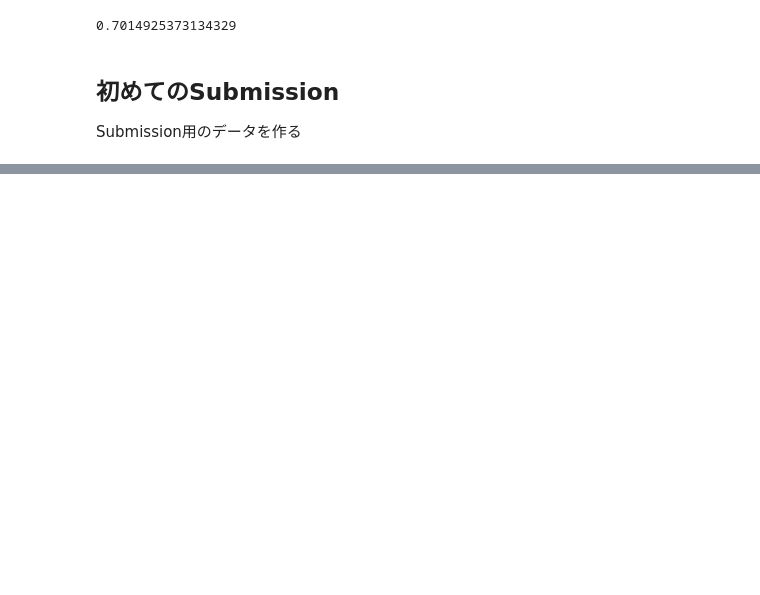
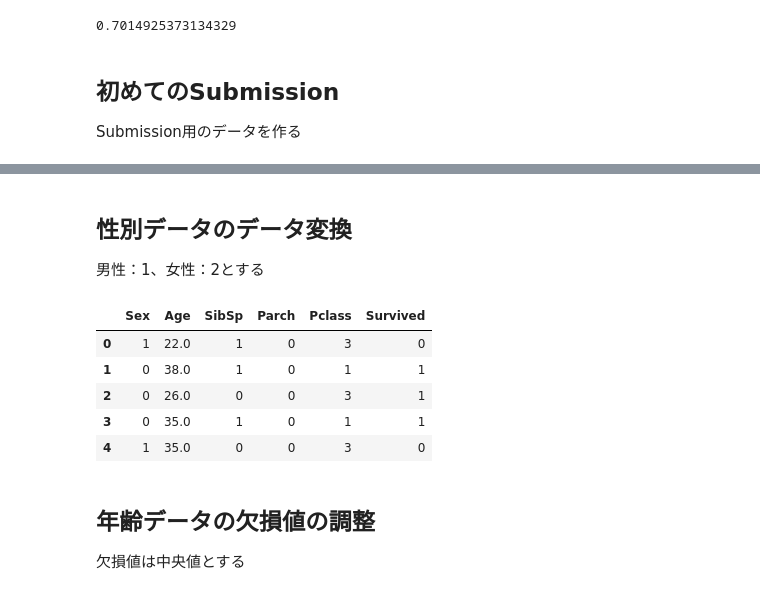
Before and after one commit to tetsuya-yamamoto-ai-learn/Practice03-L, a Jupyter notebook: titanic_challenge.ipynb, the cells around one changed output, grey strips where cells are left out. Cells and saved outputs as stored; diff of their text form; code cells hidden in the pictures; blank space fills up the shorter version.

```diff
--- a/titanic_challenge.ipynb
+++ b/titanic_challenge.ipynb
@@ -134 +167,22 @@ df_Submission.to_csv("toriaezuLogistic.csv", index=False)
+# %% [markdown]
+## 性別データのデータ変換
+
+男性：1、女性：2とする
+# %%
+df_titanic_2nd_challenge['Sex'] = df_titanic_2nd_challenge['Sex'].map({
+    'male':1,
+    'female':0
+})
+df_titanic_2nd_challenge.head()
+# %% [output]
+|  | Sex | Age | SibSp | Parch | Pclass | Survived |
+| 0 | 1 | 22.0 | 1 | 0 | 3 | 0 |
+| 1 | 0 | 38.0 | 1 | 0 | 1 | 1 |
+| 2 | 0 | 26.0 | 0 | 0 | 3 | 1 |
+| 3 | 0 | 35.0 | 1 | 0 | 1 | 1 |
+| 4 | 1 | 35.0 | 0 | 0 | 3 | 0 |
+# %% [markdown]
+## 年齢データの欠損値の調整
+
+欠損値は中央値とする
 # %%
```
Also changed, not shown: parts of 11 cells of this notebook.
